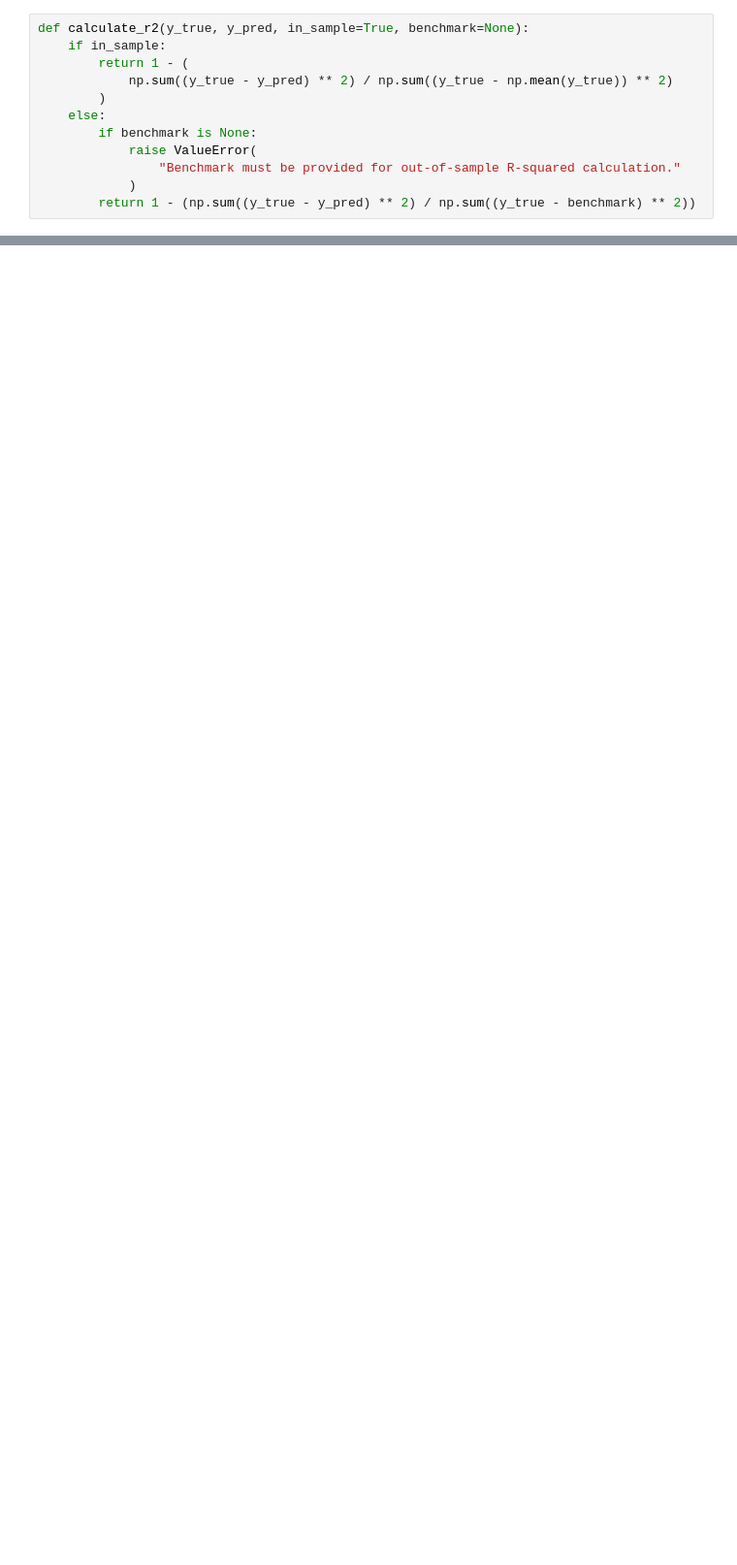
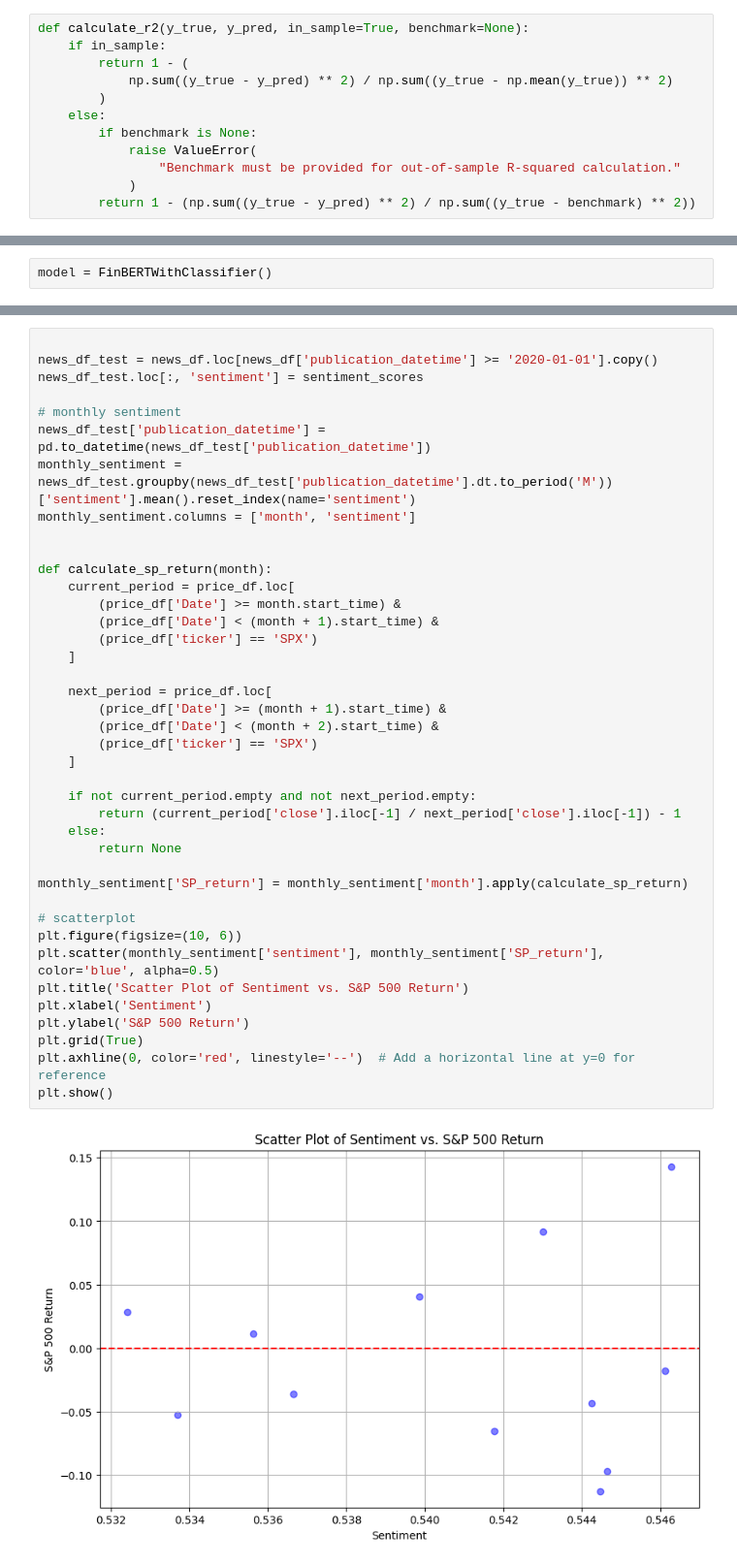
Before and after one commit to KidQuant/FA690MiniProject2, a Jupyter notebook: project.ipynb, the cells around one changed output, grey strips where cells are left out. Shown: that part at 97% size. Drawn from its saved outputs; the diff is of its cells as text; blank space fills up the shorter version.

Commit message:
updates for projects and FinBERT-LSTM Model

```diff
--- a/project.ipynb
+++ b/project.ipynb
@@ -634,0 +553,2 @@ len
+# %%
+model = FinBERTWithClassifier()
@@ -634,0 +780,42 @@ len
+# %%
+
+news_df_test = news_df.loc[news_df['publication_datetime'] >= '2020-01-01'].copy()
+news_df_test.loc[:, 'sentiment'] = sentiment_scores
+
+# monthly sentiment
+news_df_test['publication_datetime'] = pd.to_datetime(news_df_test['publication_datetime'])
+monthly_sentiment = news_df_test.groupby(news_df_test['publication_datetime'].dt.to_period('M'))['sentiment'].mean().reset_index(name='sentiment')
+monthly_sentiment.columns = ['month', 'sentiment']
+
+
+def calculate_sp_return(month):
+    current_period = price_df.loc[
+        (price_df['Date'] >= month.start_time) &
+        (price_df['Date'] < (month + 1).start_time) &
+        (price_df['ticker'] == 'SPX')
+    ]
+
+    next_period = price_df.loc[
+        (price_df['Date'] >= (month + 1).start_time) &
+        (price_df['Date'] < (month + 2).start_time) &
+        (price_df['ticker'] == 'SPX')
+    ]
+
+    if not current_period.empty and not next_period.empty:
+        return (current_period['close'].iloc[-1] / next_period['close'].iloc[-1]) - 1
+    else:
+        return None
+
+monthly_sentiment['SP_return'] = monthly_sentiment['month'].apply(calculate_sp_return)
+
+# scatterplot
+plt.figure(figsize=(10, 6))
+plt.scatter(monthly_sentiment['sentiment'], monthly_sentiment['SP_return'], color='blue', alpha=0.5)
+plt.title('Scatter Plot of Sentiment vs. S&P 500 Return')
+plt.xlabel('Sentiment')
+plt.ylabel('S&P 500 Return')
+plt.grid(True)
+plt.axhline(0, color='red', linestyle='--')  # Add a horizontal line at y=0 for reference
+plt.show()
+# %% [output]
+[figure, added]
```
Also changed, not shown: parts of 37 cells of this notebook, 1 other file.
